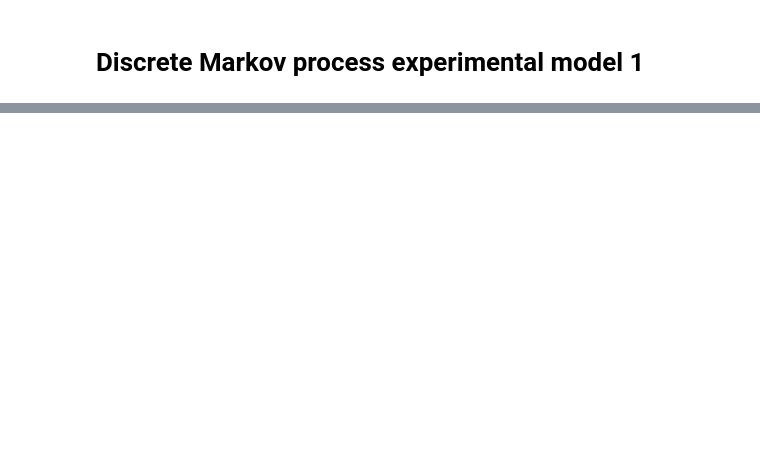
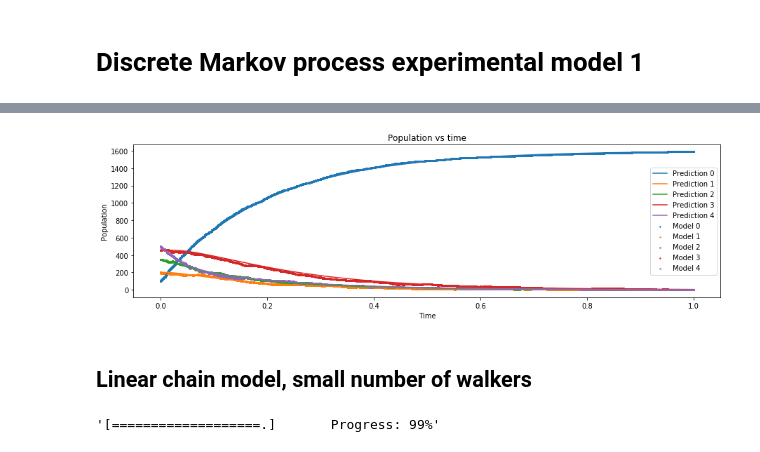
Before and after one commit to PhyProg/Random-Walk, a Jupyter notebook: model/markov/Example 1.ipynb, the cells around one changed output, grey strips where cells are left out. Cells and saved outputs as stored; diff of their text form; code cells hidden in the pictures; blank space fills up the shorter version.

```diff
--- a/model/markov/Example 1.ipynb
+++ b/model/markov/Example 1.ipynb
@@ -84,0 +108,25 @@ plt.show()
+# %%
+fig, ax = plt.subplots()
+
+fig.set_figwidth(15)
+
+i = 0
+
+for ar in arr:
+    ax.scatter(ts, ar, s = 2, label = 'Model ' + str(i))
+    i += 1
+
+i = 0
+
+for y in pred_y:
+    ax.plot(pred_t, y, label = 'Prediction ' + str(i))
+    i += 1
+
+ax.set_ylabel('Population')
+ax.set_xlabel('Time')
+ax.set_title('Population vs time')
+
+ax.legend()
+plt.show()
+# %% [output]
+[figure, added]
@@ -84,0 +135,29 @@ plt.show()
+# %% [markdown]
+## Linear chain model, small number of walkers
+# %%
+population = 10 * np.array([10, 0, 5])
+
+t_1, t_2 = 0, 1
+dt = 1e-5
+time = np.arange(t_1, t_2 + dt, dt)
+
+model = MarkovChainModel(node_population = population, dt = dt)
+
+integrator = MasterEquationIntegrator()
+
+transition_matrix = [[0, 3, 0],\
+                     [0, 0, 1],\
+                     [0, 0, 0]]
+
+transition_matrix = np.array(transition_matrix, dtype = np.float) * 5
+
+model.add_transition_probabilities_to_nodes_(transition_matrix)
+
+
+model.run(time = t_2)
+
+ts, arr = model.get_population_time_series(nodes = [0, 1, 2])
+
+pred_t, pred_y = integrator(transition_matrix, population, (t_1, t_2), t_eval = time)
+# %% [output]
+'[===================.]       Progress: 99%'
```
Also changed, not shown: parts of 20 cells of this notebook, 21 other files.
